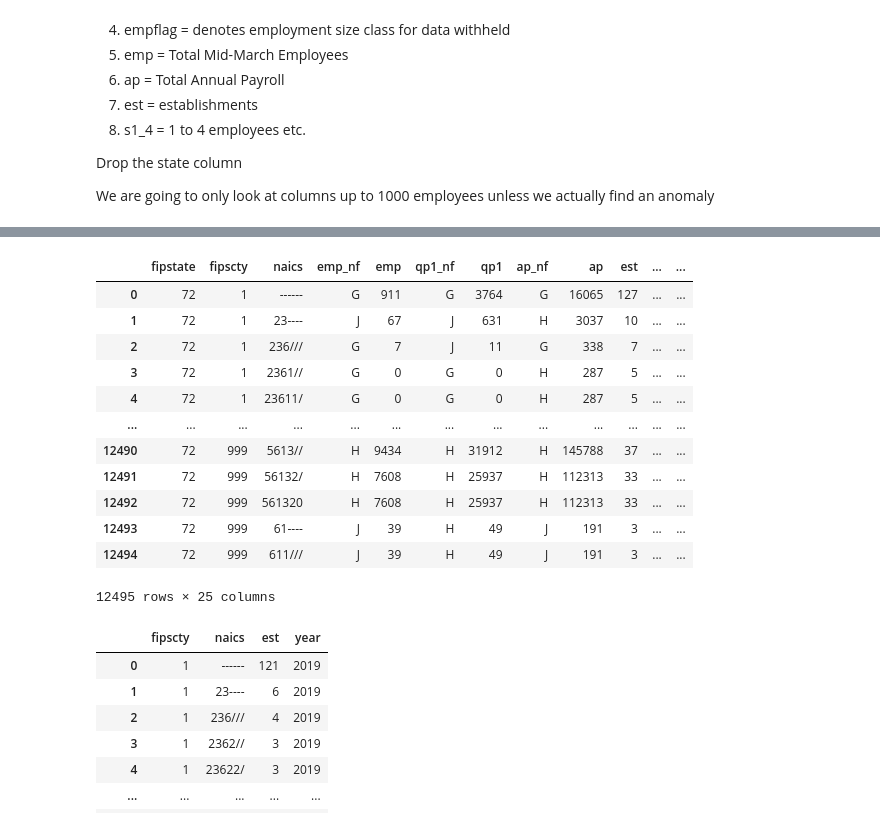
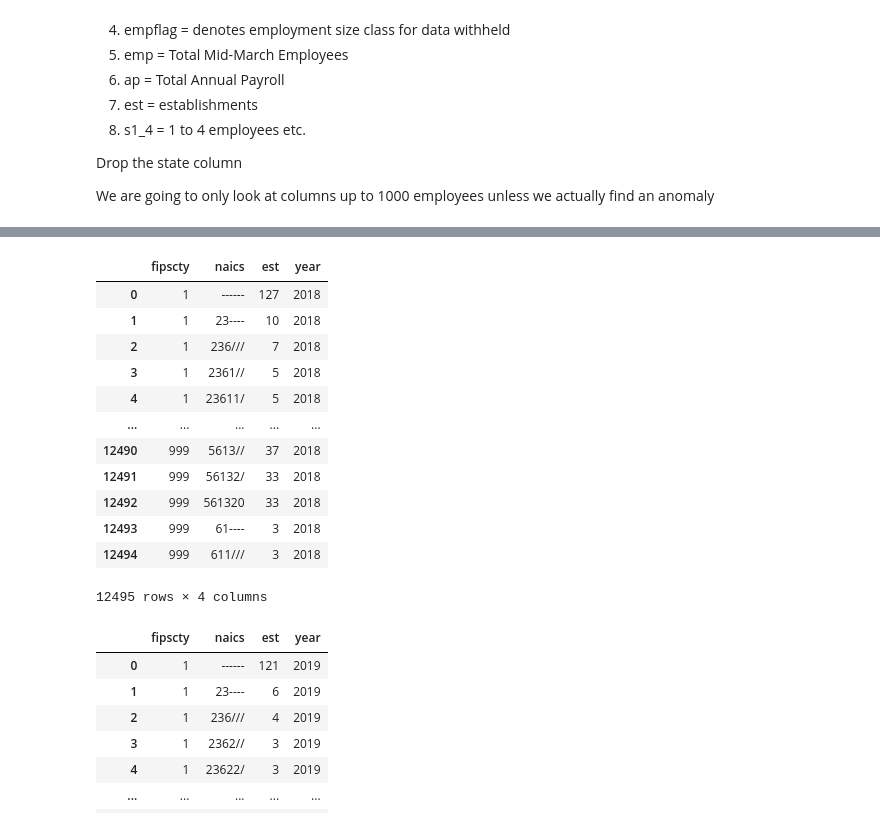
Before and after one commit to nessajimenez/pr-biz-patterns, a Jupyter notebook: Cleaning 1st Ten Years.ipynb, the cells around one changed output, grey strips where cells are left out. Drawn from its saved outputs; the diff is of its cells as text; code cells hidden in the pictures.

```diff
--- a/Cleaning 1st Ten Years.ipynb
+++ b/Cleaning 1st Ten Years.ipynb
@@ -118,20 +173,31 @@ df17
 # %%
-url18 = 'https://raw.githubusercontent.com/dsteede/business-flow-project/main/Data/cbp_pr_mun_2018.csv'
+url18 = 'cbp_pr_mun_2018.csv'
 df18 = pd.read_csv(url18)
 
 df18
+
+df18.columns = df18.columns.str.lower()
+
+df18 = df18.drop(['censtate', 'cencty','qp1_nf','qp1','ap_nf','ap','emp_nf','emp','fipstate','n<5', 'n5_9', 'n10_19', 'n20_49', 'n50_99',
+       'n100_249', 'n250_499', 'n500_999', 'n1000', 'n1000_1', 'n1000_2',
+       'n1000_3', 'n1000_4'], axis=1)
+
+df18['year'] = 2018
+df18
+
+df18
 # %% [output]
-|  | fipstate | fipscty | naics | emp_nf | emp | qp1_nf | qp1 | ap_nf | ap | est | ... | ... |
-| 0 | 72 | 1 | ------ | G | 911 | G | 3764 | G | 16065 | 127 | ... | ... |
-| 1 | 72 | 1 | 23---- | J | 67 | J | 631 | H | 3037 | 10 | ... | ... |
-| 2 | 72 | 1 | 236/// | G | 7 | J | 11 | G | 338 | 7 | ... | ... |
-| 3 | 72 | 1 | 2361// | G | 0 | G | 0 | H | 287 | 5 | ... | ... |
-| 4 | 72 | 1 | 23611/ | G | 0 | G | 0 | H | 287 | 5 | ... | ... |
-| ... | ... | ... | ... | ... | ... | ... | ... | ... | ... | ... | ... | ... |
-| 12490 | 72 | 999 | 5613// | H | 9434 | H | 31912 | H | 145788 | 37 | ... | ... |
-| 12491 | 72 | 999 | 56132/ | H | 7608 | H | 25937 | H | 112313 | 33 | ... | ... |
-| 12492 | 72 | 999 | 561320 | H | 7608 | H | 25937 | H | 112313 | 33 | ... | ... |
-| 12493 | 72 | 999 | 61---- | J | 39 | H | 49 | J | 191 | 3 | ... | ... |
-| 12494 | 72 | 999 | 611/// | J | 39 | H | 49 | J | 191 | 3 | ... | ... |
+|  | fipscty | naics | est | year |
+| 0 | 1 | ------ | 127 | 2018 |
+| 1 | 1 | 23---- | 10 | 2018 |
+| 2 | 1 | 236/// | 7 | 2018 |
+| 3 | 1 | 2361// | 5 | 2018 |
+| 4 | 1 | 23611/ | 5 | 2018 |
+| ... | ... | ... | ... | ... |
+| 12490 | 999 | 5613// | 37 | 2018 |
+| 12491 | 999 | 56132/ | 33 | 2018 |
+| 12492 | 999 | 561320 | 33 | 2018 |
+| 12493 | 999 | 61---- | 3 | 2018 |
+| 12494 | 999 | 611/// | 3 | 2018 |
-12495 rows × 25 columns
+12495 rows × 4 columns
 # %%
```
Also changed, not shown: parts of 13 cells of this notebook.
